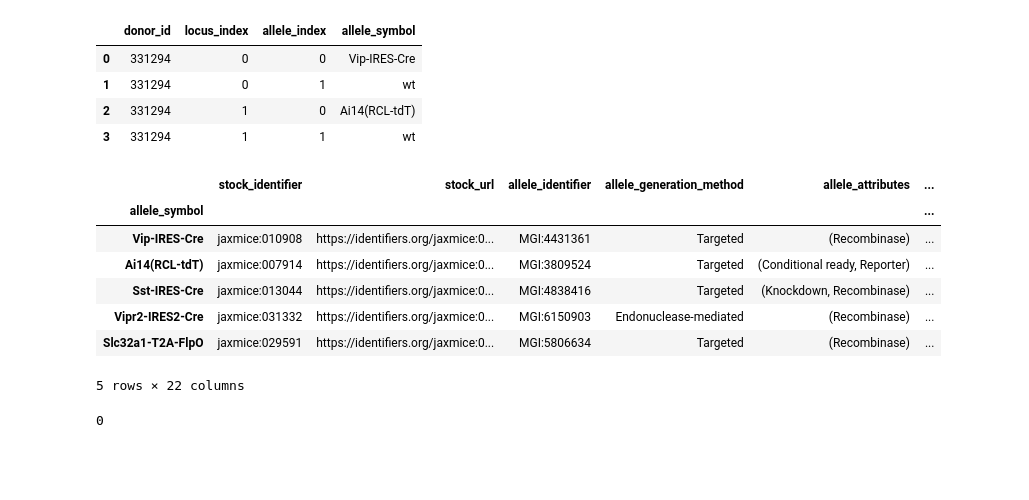
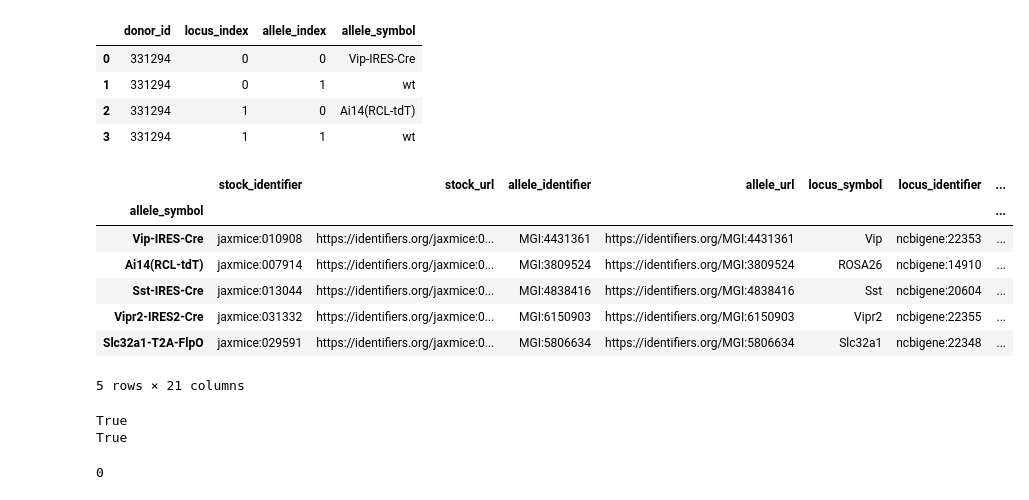
Before and after one commit to NeurodataWithoutBorders/ontology-project, a Jupyter notebook: aibs-patchseq/notebooks/Chaining information together.ipynb, the cells around one changed output. Saved outputs shown, nothing was run; the diff lists cells and outputs as text; code cells hidden in the pictures; blank space fills up the shorter version.

```diff
--- a/aibs-patchseq/notebooks/Chaining information together.ipynb
+++ b/aibs-patchseq/notebooks/Chaining information together.ipynb
@@ -216,19 +232,48 @@ ex_donor_allele
 # %%
 #
 #  open the allele information excel spreadsheet
 #
-allele_df = pd.read_excel('../curated/allele_resources.xlsx')
+allele_df = pd.read_excel('../curated/allele_resources_version_2.xlsx')
+
+def strip_fn (input) :
+    if pd.isna( input ) :
+        return input
+    else :
+        return input.replace(" ", "")
+
+# strip out whitespaces
+for col in allele_df :
+
+    if allele_df[col].dtype == 'object':
+        allele_df[col] = allele_df[col].map(strip_fn)
+
+# set index
 allele_df.set_index('allele_symbol', inplace=True)
 allele_df.head()
 # %% [output]
-|  | stock_identifier | stock_url | allele_identifier | allele_generation_method | allele_attributes | ... |
-| allele_symbol |  |  |  |  |  | ... |
-| Vip-IRES-Cre | jaxmice:010908 | https://identifiers.org/jaxmice:0... | MGI:4431361 | Targeted | (Recombinase) | ... |
-| Ai14(RCL-tdT) | jaxmice:007914 | https://identifiers.org/jaxmice:0... | MGI:3809524 | Targeted | (Conditional ready, Reporter) | ... |
-| Sst-IRES-Cre | jaxmice:013044 | https://identifiers.org/jaxmice:0... | MGI:4838416 | Targeted | (Knockdown, Recombinase) | ... |
-| Vipr2-IRES2-Cre | jaxmice:031332 | https://identifiers.org/jaxmice:0... | MGI:6150903 | Endonuclease-mediated | (Recombinase) | ... |
-| Slc32a1-T2A-FlpO | jaxmice:029591 | https://identifiers.org/jaxmice:0... | MGI:5806634 | Targeted | (Recombinase) | ... |
+|  | stock_identifier | stock_url | allele_identifier | allele_url | locus_symbol | locus_identifier | ... |
+| allele_symbol |  |  |  |  |  |  | ... |
+| Vip-IRES-Cre | jaxmice:010908 | https://identifiers.org/jaxmice:0... | MGI:4431361 | https://identifiers.org/MGI:4431361 | Vip | ncbigene:22353 | ... |
+| Ai14(RCL-tdT) | jaxmice:007914 | https://identifiers.org/jaxmice:0... | MGI:3809524 | https://identifiers.org/MGI:3809524 | ROSA26 | ncbigene:14910 | ... |
+| Sst-IRES-Cre | jaxmice:013044 | https://identifiers.org/jaxmice:0... | MGI:4838416 | https://identifiers.org/MGI:4838416 | Sst | ncbigene:20604 | ... |
+| Vipr2-IRES2-Cre | jaxmice:031332 | https://identifiers.org/jaxmice:0... | MGI:6150903 | https://identifiers.org/MGI:6150903 | Vipr2 | ncbigene:22355 | ... |
+| Slc32a1-T2A-FlpO | jaxmice:029591 | https://identifiers.org/jaxmice:0... | MGI:5806634 | https://identifiers.org/MGI:5806634 | Slc32a1 | ncbigene:22348 | ... |
-5 rows × 22 columns
+5 rows × 21 columns
+# %%
+#
+# check that this table has all the allele in the "ex_donor_allele" table
+#
+alist = np.unique(donor_allele_df['allele_symbol'].values)
+blist = allele_df.index.values
+
+# all element in alist are in blist?
+print(np.all( np.isin( alist, blist )))
+
+# all element in blist are in alist?
+print(np.all( np.isin( blist, alist )))
+# %% [output]
+True
+True
 # %%
 #
 # for the example donor, find the number of genotype/locus
```
Also changed, not shown: parts of 9 cells of this notebook, 3 other files.
